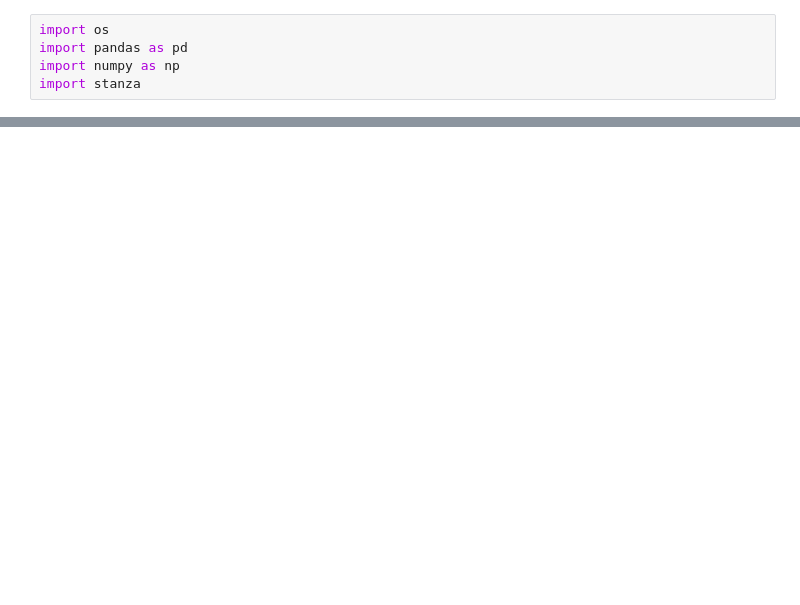
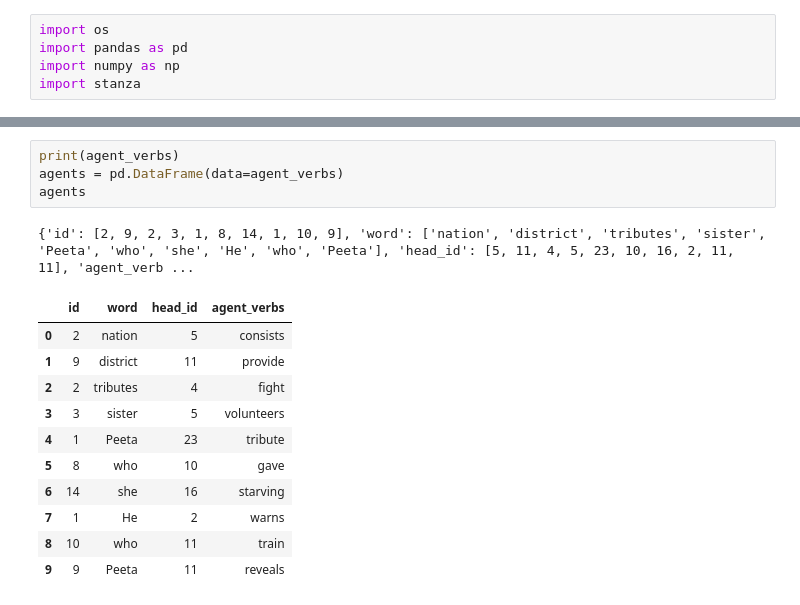
Before and after one commit to epfl-ada/ada-2022-project-utopiansky2022, a Jupyter notebook: CoreNLP.ipynb, the cells around one changed output, grey strips where cells are left out. Saved outputs shown, nothing was run; the diff lists cells and outputs as text; blank space fills up the shorter version.

```diff
--- a/CoreNLP.ipynb
+++ b/CoreNLP.ipynb
@@ -38,0 +88,17 @@ doc = nlp(text)
+# %%
+print(agent_verbs)
+agents = pd.DataFrame(data=agent_verbs)
+agents
+# %% [output]
+{'id': [2, 9, 2, 3, 1, 8, 14, 1, 10, 9], 'word': ['nation', 'district', 'tributes', 'sister', 'Peeta', 'who', 'she', 'He', 'who', 'Peeta'], 'head_id': [5, 11, 4, 5, 23, 10, 16, 2, 11, 11], 'agent_verb ...
+|  | id | word | head_id | agent_verbs |
+| 0 | 2 | nation | 5 | consists |
+| 1 | 9 | district | 11 | provide |
+| 2 | 2 | tributes | 4 | fight |
+| 3 | 3 | sister | 5 | volunteers |
+| 4 | 1 | Peeta | 23 | tribute |
+| 5 | 8 | who | 10 | gave |
+| 6 | 14 | she | 16 | starving |
+| 7 | 1 | He | 2 | warns |
+| 8 | 10 | who | 11 | train |
+| 9 | 9 | Peeta | 11 | reveals |
```
Also changed, not shown: parts of 13 cells of this notebook.
